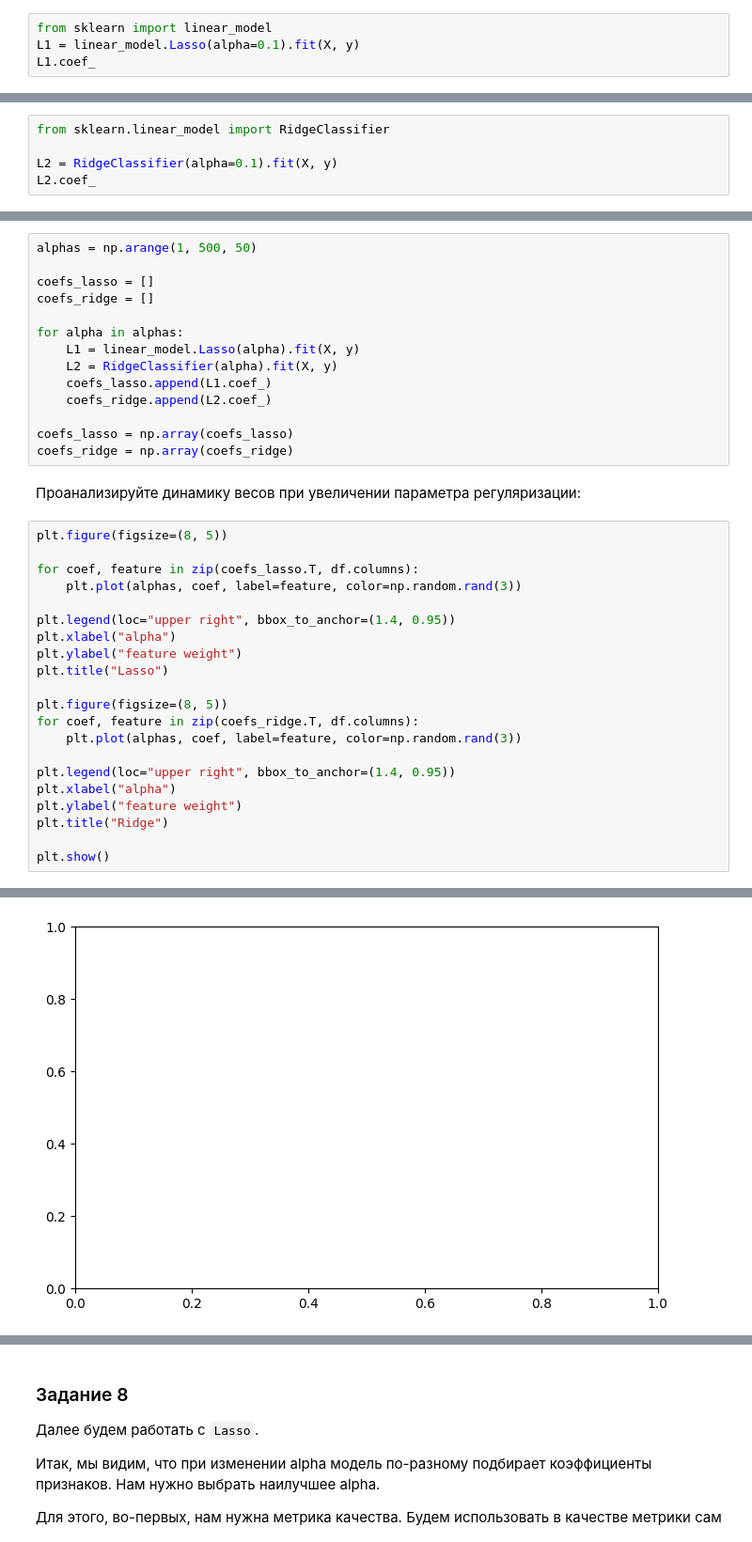
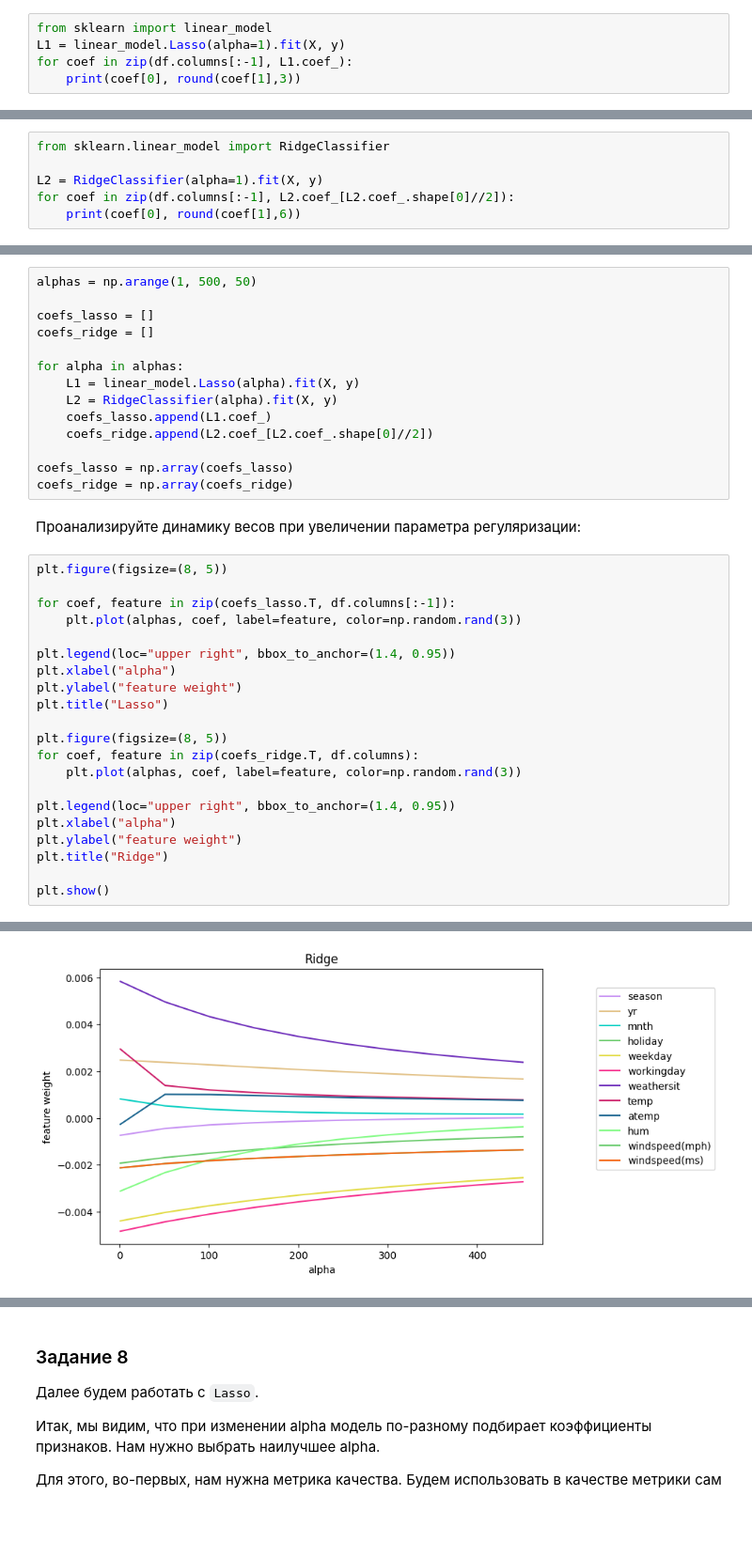
Before and after one commit to Ovick/Home-Tasks, a Jupyter notebook: Module_3.4/OverfittingHomeWork.ipynb, the cells around one changed output, grey strips where cells are left out. Shown at 94% size. Saved outputs shown, nothing was run; the diff lists cells and outputs as text; blank space fills up the shorter version.

```diff
--- a/Module_3.4/OverfittingHomeWork.ipynb
+++ b/Module_3.4/OverfittingHomeWork.ipynb
@@ -410,6 +411,7 @@ $$w = (X^TX)^{-1} X^T y$$
 Обучите линейную модель с $L_1$-регуляризацией (класс Lasso) и выведите веса
 # %%
 from sklearn import linear_model
-L1 = linear_model.Lasso(alpha=0.1).fit(X, y)
-L1.coef_
+L1 = linear_model.Lasso(alpha=1).fit(X, y)
+for coef in zip(df.columns[:-1], L1.coef_):
+    print(coef[0], round(coef[1],3))
 # %% [output]
@@ -419,6 +432,7 @@ L1.coef_
 # %%
 from sklearn.linear_model import RidgeClassifier
 
-L2 = RidgeClassifier(alpha=0.1).fit(X, y)
-L2.coef_
+L2 = RidgeClassifier(alpha=1).fit(X, y)
+for coef in zip(df.columns[:-1], L2.coef_[L2.coef_.shape[0]//2]):
+    print(coef[0], round(coef[1],6))
 # %% [output]
@@ -451,7 +464,7 @@ for alpha in alphas:
     L1 = linear_model.Lasso(alpha).fit(X, y)
     L2 = RidgeClassifier(alpha).fit(X, y)
     coefs_lasso.append(L1.coef_)
-    coefs_ridge.append(L2.coef_)
+    coefs_ridge.append(L2.coef_[L2.coef_.shape[0]//2])
 
 coefs_lasso = np.array(coefs_lasso)
 coefs_ridge = np.array(coefs_ridge)
@@ -460,7 +473,7 @@ coefs_ridge = np.array(coefs_ridge)
 # %%
 plt.figure(figsize=(8, 5))
 
-for coef, feature in zip(coefs_lasso.T, df.columns):
+for coef, feature in zip(coefs_lasso.T, df.columns[:-1]):
     plt.plot(alphas, coef, label=feature, color=np.random.rand(3))
 
 plt.legend(loc="upper right", bbox_to_anchor=(1.4, 0.95))
@@ -484,4 +496,4 @@ ValueError: x and y must have same first dimension, but have shapes (10,) and (6
-[figure, old version]
+[figure, new version]
 # %% [markdown]
 Проанализируйте графики и дайте ответы на следующие вопросы.
 
```
Also changed, not shown: parts of 20 cells of this notebook.
